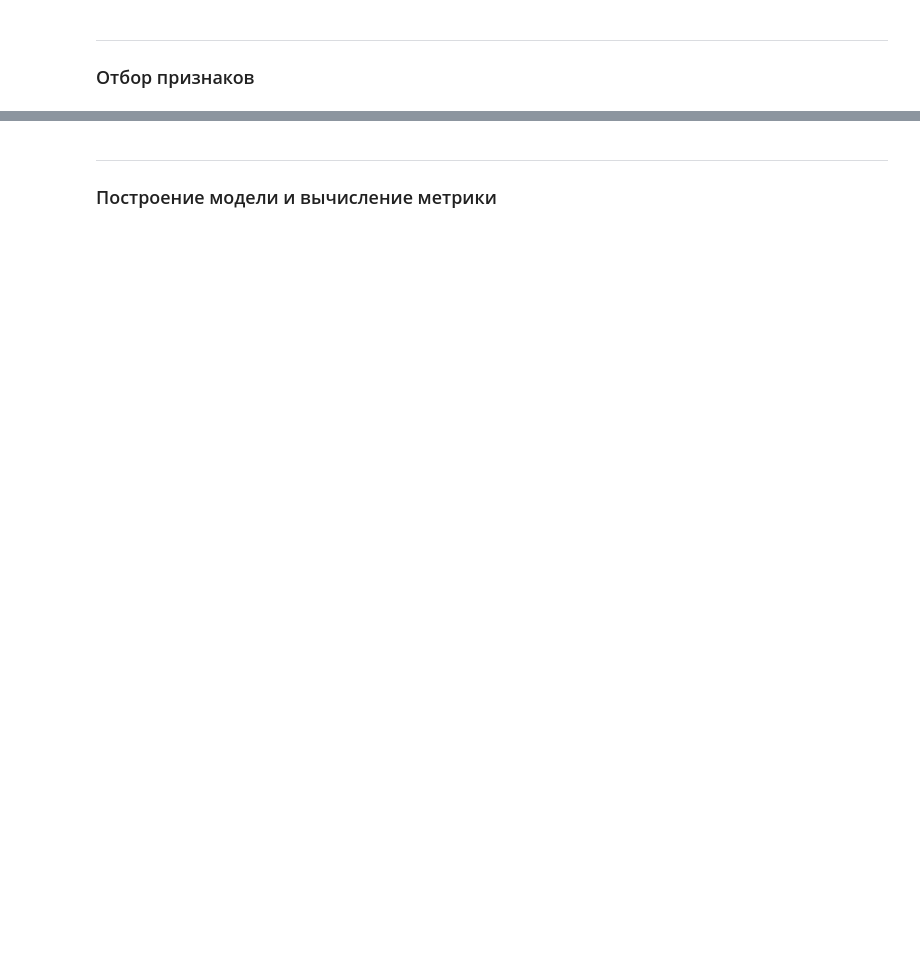
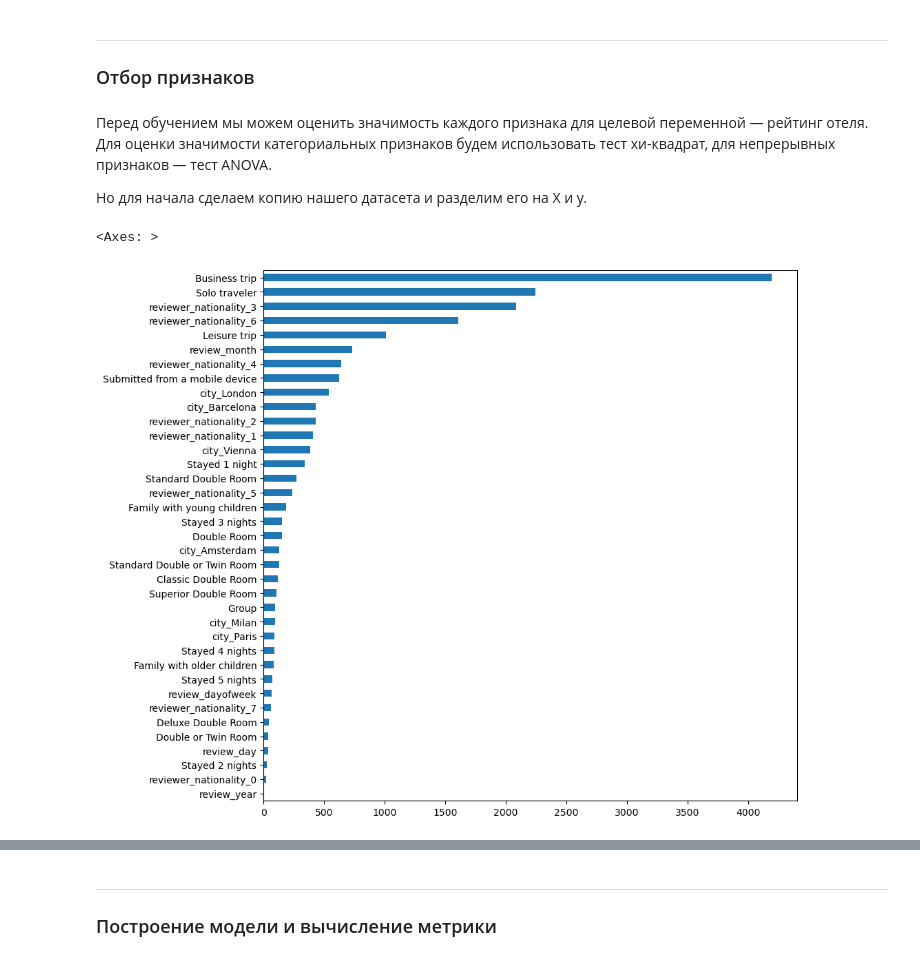
Before and after one commit to Lev-Tegai/sf_data_science, a Jupyter notebook: Project-3/Project_3.ipynb, the cells around one changed output, grey strips where cells are left out. Drawn from its saved outputs; the diff is of its cells as text; code cells hidden in the pictures; blank space fills up the shorter version.

```diff
--- a/Project-3/Project_3.ipynb
+++ b/Project-3/Project_3.ipynb
@@ -367,3 +367,7 @@ memory usage: 224.3+ MB
 # удалим признаки типа object
 objects = [x for x in data.columns if data[x].dtypes == 'object']
 data.drop(objects, axis=1, inplace=True)
+# %% [markdown]
+Перед обучением мы можем оценить значимость каждого признака для целевой переменной — рейтинг отеля. Для оценки значимости категориальных признаков будем использовать тест хи-квадрат, для непрерывных признаков — тест ANOVA.
+
+Но для начала сделаем копию нашего датасета и разделим его на X и y.
@@ -369,0 +442,9 @@ data.drop(objects, axis=1, inplace=True)
+# %%
+# оцениваем значимость категориальных переменных
+fig = plt.figure(figsize=(10, 10))
+imp_cat = pd.Series(chi2(X_copy[cat_cols], y_copy)[0], index=cat_cols)
+imp_cat.sort_values(inplace = True)
+imp_cat.plot(kind = 'barh')
+# %% [output]
+<Axes: >
+[figure, added]
```
Also changed, not shown: parts of 28 cells of this notebook, 1 other file.
